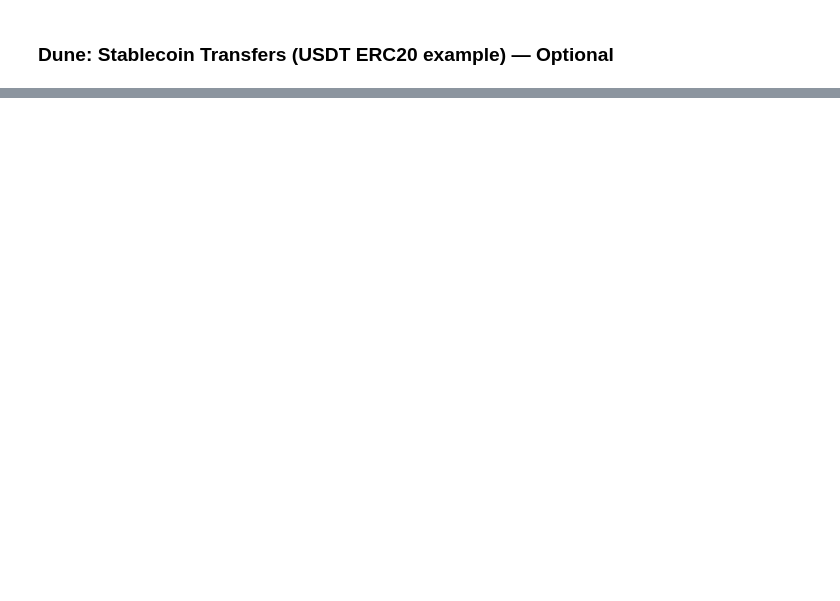
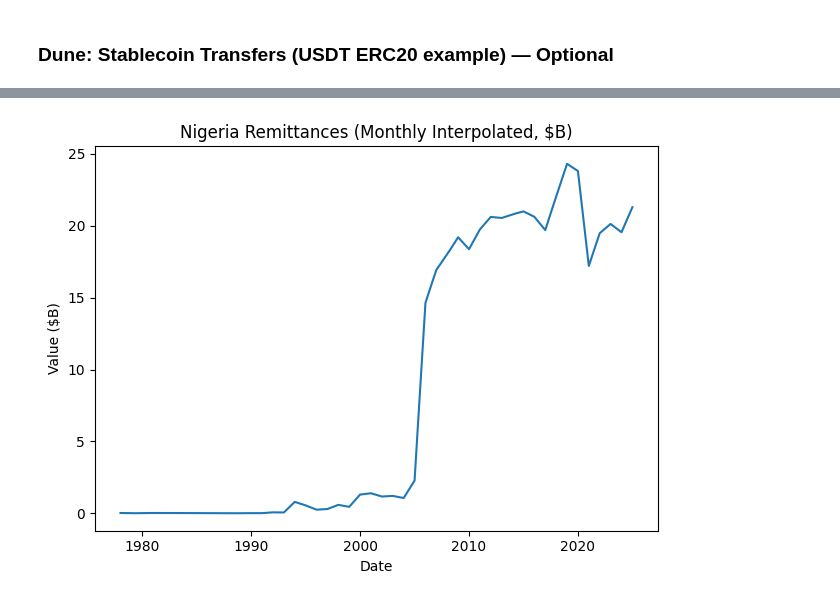
Before and after one commit to FijabiAdekunle/Investigating-Liquidity-in-Africa, a Jupyter notebook: liquidity_nigeria_stablecoins.ipynb, the cells around one changed output, grey strips where cells are left out. Cells and saved outputs as stored; diff of their text form; code cells hidden in the pictures; blank space fills up the shorter version.

```diff
--- a/liquidity_nigeria_stablecoins.ipynb
+++ b/liquidity_nigeria_stablecoins.ipynb
@@ -6,31 +5,20 @@
 
 > Marine engineering lens: treat liquidity like a flow network — identify sources (tanks), pipes (rails), valves (policies), bottlenecks (frictions), and recirculation (reuse of capital).
 # %%
-
 # --- Setup ---
 
-# File and System Operations:
 import os
 import json
-
-# Time and Date Handling:
 import time
 from datetime import datetime
-
-# Data Manipukation:
 import pandas as pd
 import numpy as np
-
-#  Networking and Web Requests:
 import requests
-
-# Data Manipulation
 import matplotlib.pyplot as plt
 import seaborn as sns
+import networkx as nx  # Added for network mapping
 
-# Mathematics:
 import math
-# Display settings
 pd.set_option('display.max_columns', 100)
 pd.set_option('display.width', 120)
 
@@ -38,8 +26,10 @@ pd.set_option('display.width', 120)
 BASE_DIR = os.path.abspath(os.path.join(os.getcwd()))
 DATA_RAW = os.path.join(BASE_DIR, "data", "raw")
 DATA_PRO = os.path.join(BASE_DIR, "data", "processed")
+OUTPUTS = os.path.join(BASE_DIR, "outputs")  # New: for visualizations
 os.makedirs(DATA_RAW, exist_ok=True)
 os.makedirs(DATA_PRO, exist_ok=True)
+os.makedirs(OUTPUTS, exist_ok=True)
 
 print("Base dir:", BASE_DIR)
 # %% [output]
@@ -252,0 +177,9 @@ if not trends.empty and 'USDT' in trends.columns:
+# %%
+# Merge remittances and trends monthly (resample to monthly)
+wb_remit['date'] = pd.to_datetime(wb_remit['date'].astype(str) + '-12-31')  # Yearly to end-of-year
+wb_monthly = wb_remit.resample('M', on='date').mean().interpolate()  # Interpolate to monthly
+trends['date'] = pd.to_datetime(trends['date'])
+trends_monthly = trends.resample('M', on='date').mean()
+dfm = pd.merge(wb_monthly, trends_monthly, left_index=True, right_index=True, how='outer').fillna(0)
+dfm.to_csv(os.path.join(DATA_PRO, "merged_monthly.csv"), index=True)
+dfm.tail()
@@ -252,0 +194,12 @@ if not trends.empty and 'USDT' in trends.columns:
+# %%
+# 1) World Bank Remittances time-series
+plt.figure()
+plt.plot(wb_monthly.index, wb_monthly['value'] / 1e9)  # In billions
+plt.title("Nigeria Remittances (Monthly Interpolated, $B)")
+plt.xlabel("Date")
+plt.ylabel("Value ($B)")
+plt.tight_layout()
+plt.savefig(os.path.join(OUTPUTS, "remittances_ts.png"))
+plt.show()
+# %% [output]
+[figure, added]
```
Also changed, not shown: parts of 20 cells of this notebook, 10 other files.
